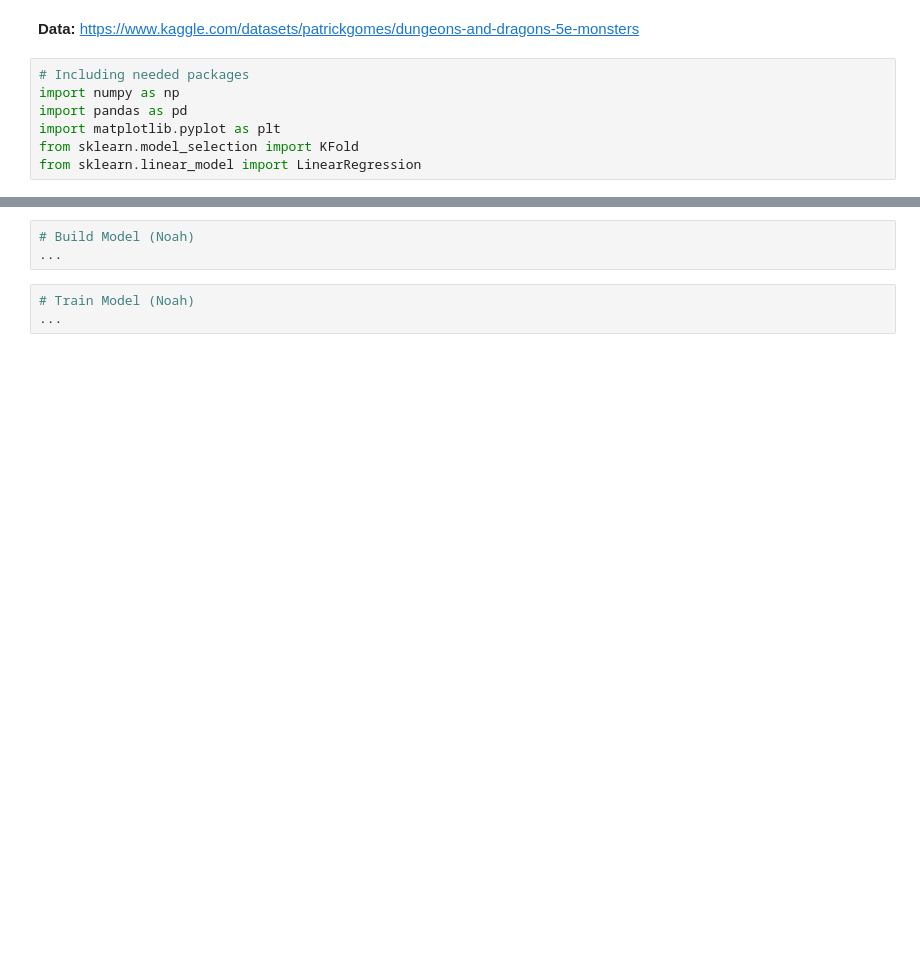
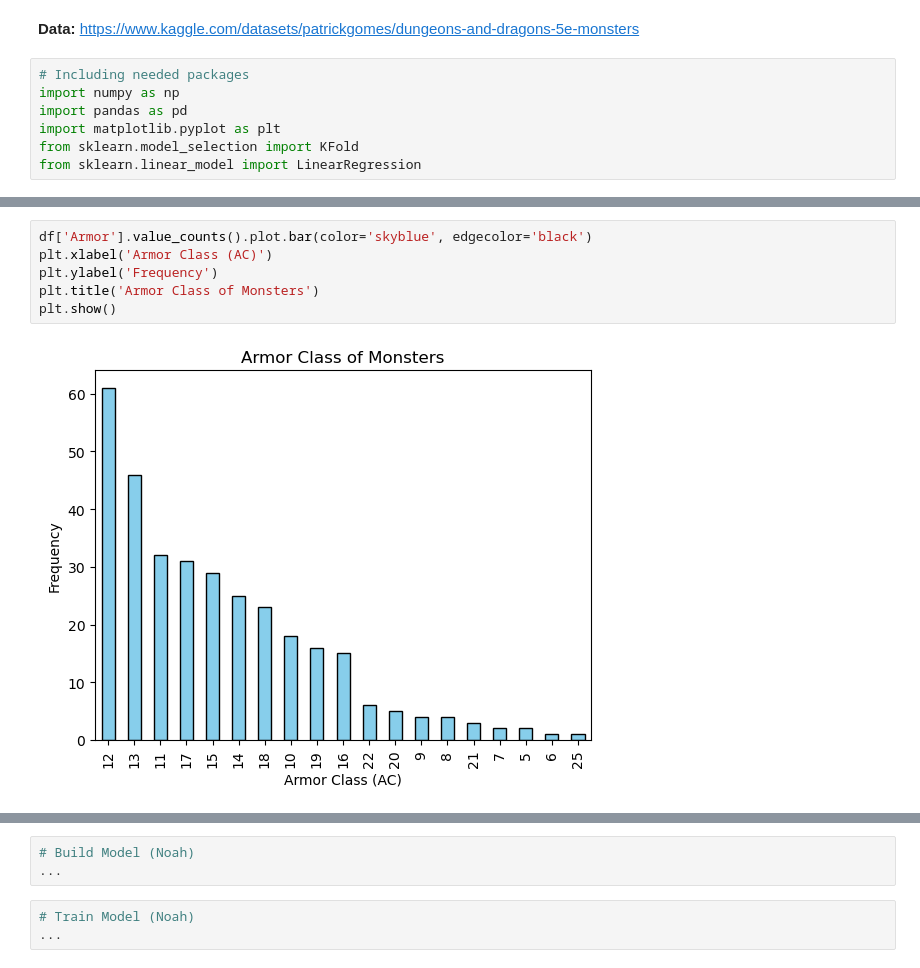
Before and after one commit to Dorffasaurus/supreme-dollop, a Jupyter notebook: Project.ipynb, the cells around one changed output, grey strips where cells are left out. Cells and saved outputs as stored; diff of their text form; blank space fills up the shorter version.

```diff
--- a/Project.ipynb
+++ b/Project.ipynb
@@ -89,0 +106,8 @@ dtype: int64
+# %%
+df['Armor'].value_counts().plot.bar(color='skyblue', edgecolor='black')
+plt.xlabel('Armor Class (AC)')
+plt.ylabel('Frequency')
+plt.title('Armor Class of Monsters')
+plt.show()
+# %% [output]
+[figure, added]
```
Also changed, not shown: parts of 5 cells of this notebook.
